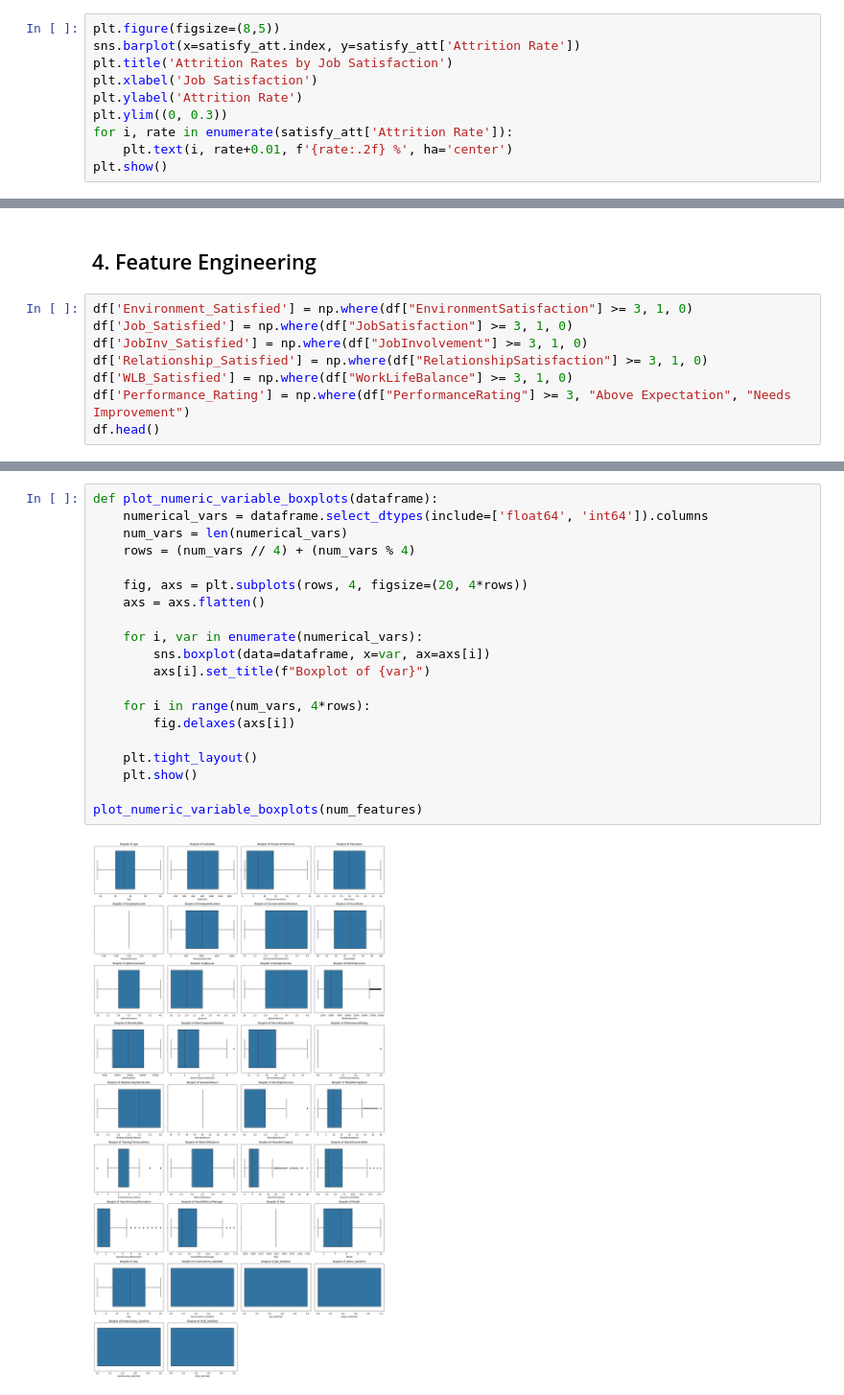
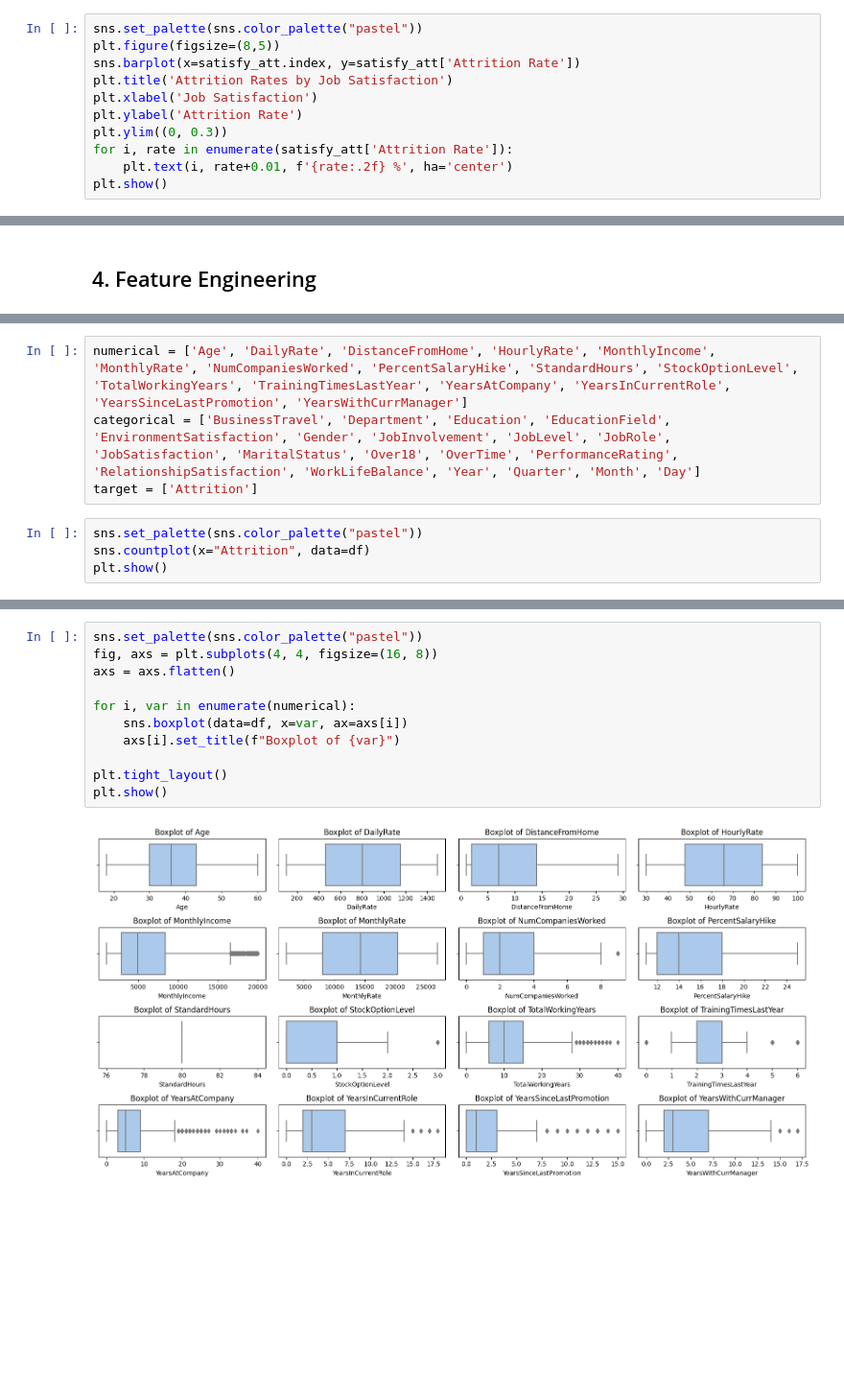
Before and after one commit to Kaitlynnnnn/HR-Analytics, a Jupyter notebook: Work Sample - People Analytics.ipynb, the cells around one changed output, grey strips where cells are left out. Shown: that part at 96% size. Saved outputs shown, nothing was run; the diff lists cells and outputs as text; blank space fills up the shorter version.

Commit message:
Attrition Prediction

```diff
--- a/Work Sample - People Analytics.ipynb
+++ b/Work Sample - People Analytics.ipynb
@@ -265,6 +282,7 @@ satisfy_att
 | 3 | 369 | 73 | 0.165158 |
 | 4 | 407 | 52 | 0.113290 |
 # %%
+sns.set_palette(sns.color_palette("pastel"))
 plt.figure(figsize=(8,5))
 sns.barplot(x=satisfy_att.index, y=satisfy_att['Attrition Rate'])
 plt.title('Attrition Rates by Job Satisfaction')
@@ -305,11 +323,3 @@ p-value:  0.0031523745372399555
 Now, we can see that the p-value (0.003) is small enough to say that there's a relationship between Job Satisfaction and Attrition Rates. Our hypothesis is true.
 # %% [markdown]
 ## 4. Feature Engineering
-# %%
-df['Environment_Satisfied'] = np.where(df["EnvironmentSatisfaction"] >= 3, 1, 0)
-df['Job_Satisfied'] = np.where(df["JobSatisfaction"] >= 3, 1, 0)
-df['JobInv_Satisfied'] = np.where(df["JobInvolvement"] >= 3, 1, 0)
-df['Relationship_Satisfied'] = np.where(df["RelationshipSatisfaction"] >= 3, 1, 0)
-df['WLB_Satisfied'] = np.where(df["WorkLifeBalance"] >= 3, 1, 0)
-df['Performance_Rating'] = np.where(df["PerformanceRating"] >= 3, "Above Expectation", "Needs Improvement")
-df.head()
@@ -348,0 +341,8 @@ num_features.head()
+# %%
+numerical = ['Age', 'DailyRate', 'DistanceFromHome', 'HourlyRate', 'MonthlyIncome', 'MonthlyRate', 'NumCompaniesWorked', 'PercentSalaryHike', 'StandardHours', 'StockOptionLevel', 'TotalWorkingYears', 'TrainingTimesLastYear', 'YearsAtCompany', 'YearsInCurrentRole', 'YearsSinceLastPromotion', 'YearsWithCurrManager']
+categorical = ['BusinessTravel', 'Department', 'Education', 'EducationField', 'EnvironmentSatisfaction', 'Gender', 'JobInvolvement', 'JobLevel', 'JobRole', 'JobSatisfaction', 'MaritalStatus', 'Over18', 'OverTime', 'PerformanceRating', 'RelationshipSatisfaction', 'WorkLifeBalance', 'Year', 'Quarter', 'Month', 'Day']
+target = ['Attrition']
+# %%
+sns.set_palette(sns.color_palette("pastel"))
+sns.countplot(x="Attrition", data=df)
+plt.show()
@@ -349,22 +353,13 @@ num_features.head()
 # %%
-def plot_numeric_variable_boxplots(dataframe):
-    numerical_vars = dataframe.select_dtypes(include=['float64', 'int64']).columns
-    num_vars = len(numerical_vars)
-    rows = (num_vars // 4) + (num_vars % 4)
+sns.set_palette(sns.color_palette("pastel"))
+fig, axs = plt.subplots(4, 4, figsize=(16, 8))
+axs = axs.flatten()
 
-    fig, axs = plt.subplots(rows, 4, figsize=(20, 4*rows))
-    axs = axs.flatten()
+for i, var in enumerate(numerical):
+    sns.boxplot(data=df, x=var, ax=axs[i])
+    axs[i].set_title(f"Boxplot of {var}")
 
-    for i, var in enumerate(numerical_vars):
-        sns.boxplot(data=dataframe, x=var, ax=axs[i])
-        axs[i].set_title(f"Boxplot of {var}")
-
-    for i in range(num_vars, 4*rows):
-        fig.delaxes(axs[i])
-
-    plt.tight_layout()
-    plt.show()
-
-plot_numeric_variable_boxplots(num_features)
+plt.tight_layout()
+plt.show()
 # %% [output]
-[figure, old version]
+[figure, new version]
```
Also changed, not shown: parts of 37 cells of this notebook.
